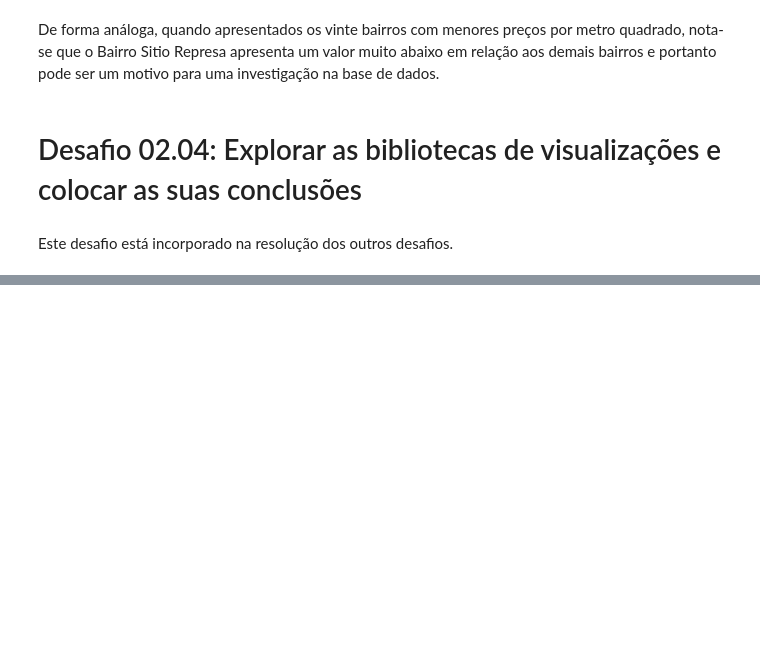
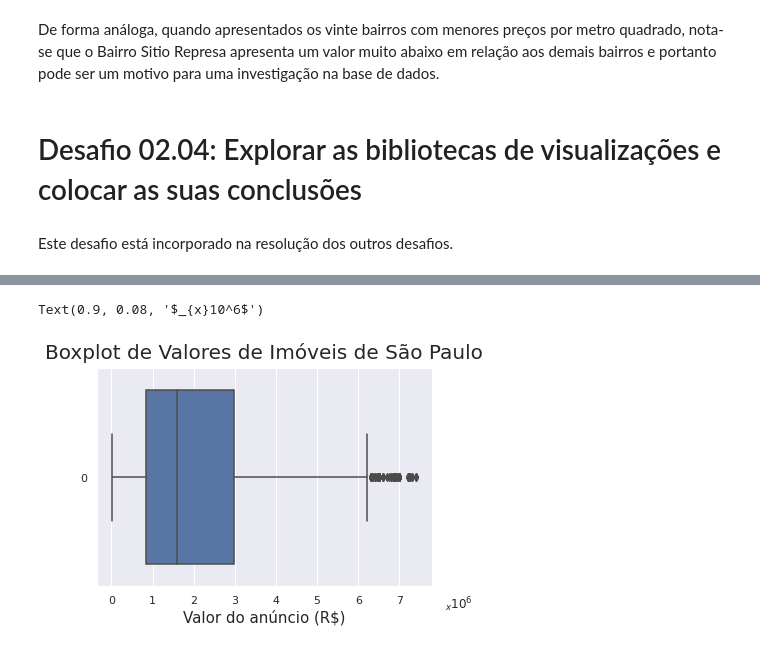
Before and after one commit to yorinori/imersao_dados4_Alura, a Jupyter notebook: Aula02_Imersao_dados_04.ipynb, the cells around one changed output, grey strips where cells are left out. Saved outputs shown, nothing was run; the diff lists cells and outputs as text; code cells hidden in the pictures; blank space fills up the shorter version.

```diff
--- a/Aula02_Imersao_dados_04.ipynb
+++ b/Aula02_Imersao_dados_04.ipynb
@@ -550,0 +564,10 @@ Este desafio está incorporado na resolução dos outros desafios.
+# %%
+ax = sns.boxplot(data = dados_vendas_tratamento1["Valor_anuncio_float"],
+                 orient = 'h')
+ax.set_title(r"Boxplot de Valores de Imóveis de São Paulo", fontsize=20, pad=10)
+ax.set_xlabel(r"Valor do anúncio (R\$)", fontsize=15)
+
+ax.annotate(r'$_{x}10^6$', xy=(0.9, 0.08), xycoords='figure fraction')
+# %% [output]
+Text(0.9, 0.08, '$_{x}10^6$')
+[figure, added]
```
Also changed, not shown: parts of 3 cells of this notebook.
